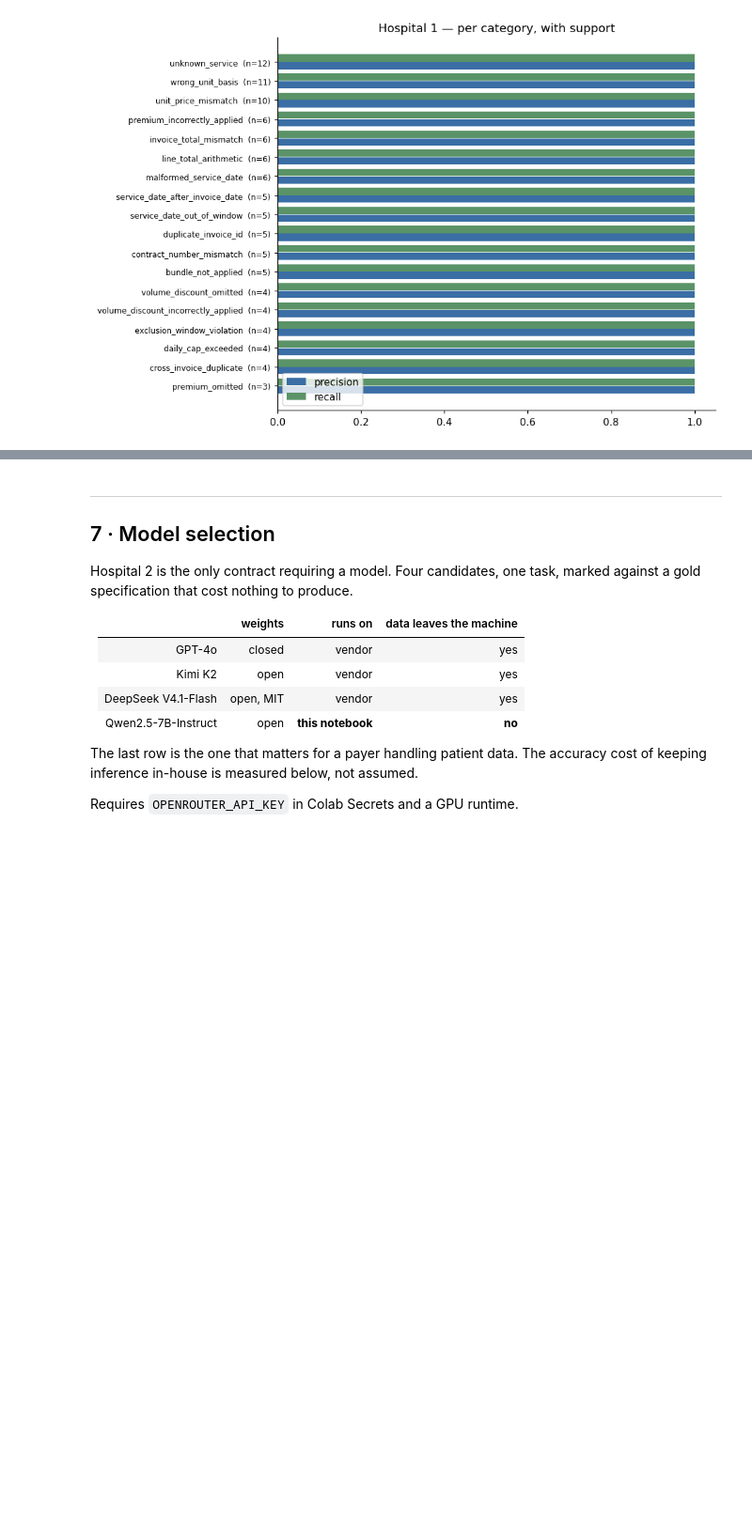
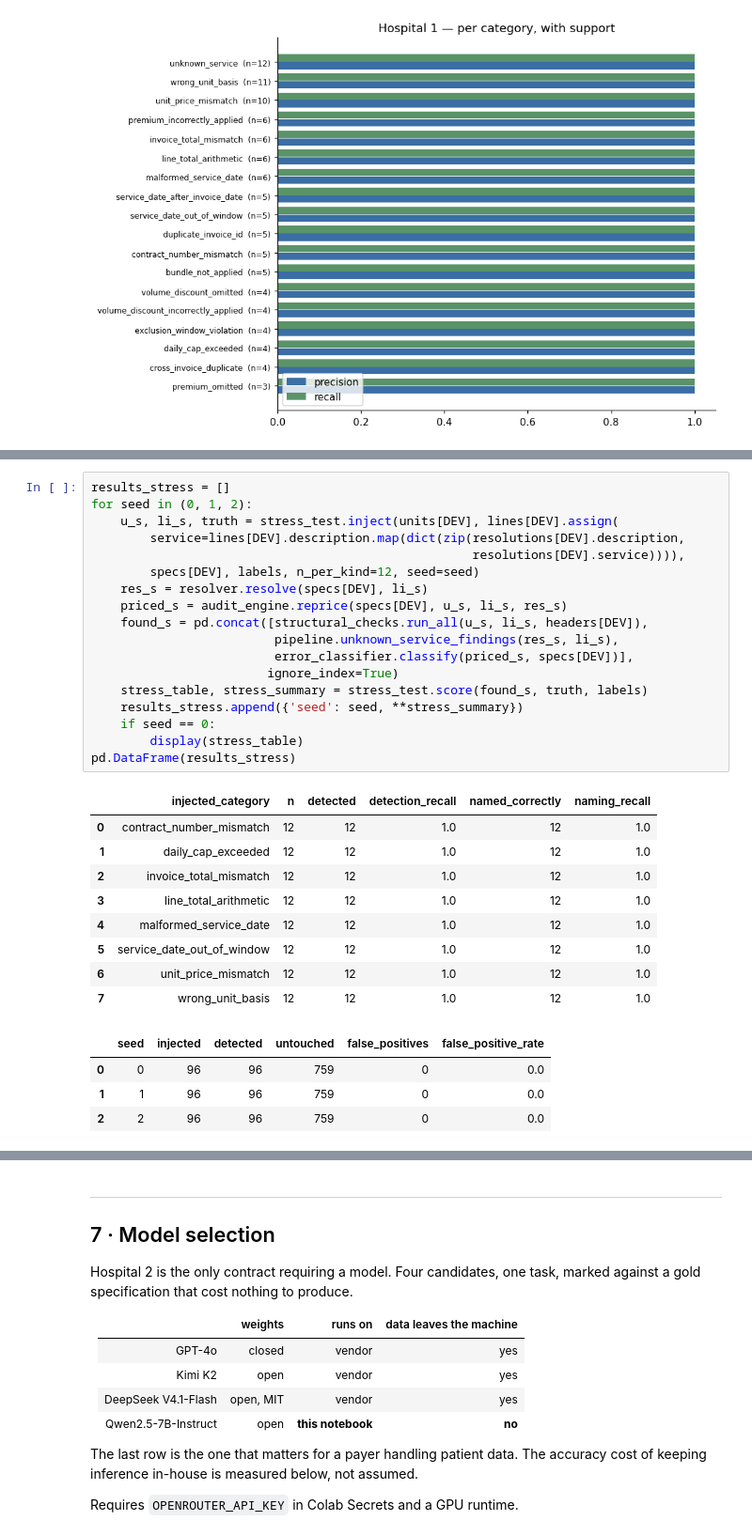
Before and after one commit to nxull9/invoice-audit, a Jupyter notebook: notebooks/invoice_audit.ipynb, the cells around one changed output, grey strips where cells are left out. Shown at 94% size. Cells and saved outputs as stored; diff of their text form; blank space fills up the shorter version.

```diff
--- a/notebooks/invoice_audit.ipynb
+++ b/notebooks/invoice_audit.ipynb
@@ -918,0 +932,32 @@ plt.tight_layout(); plt.show()
+# %%
+results_stress = []
+for seed in (0, 1, 2):
+    u_s, li_s, truth = stress_test.inject(units[DEV], lines[DEV].assign(
+        service=lines[DEV].description.map(dict(zip(resolutions[DEV].description,
+                                                    resolutions[DEV].service)))),
+        specs[DEV], labels, n_per_kind=12, seed=seed)
+    res_s = resolver.resolve(specs[DEV], li_s)
+    priced_s = audit_engine.reprice(specs[DEV], u_s, li_s, res_s)
+    found_s = pd.concat([structural_checks.run_all(u_s, li_s, headers[DEV]),
+                         pipeline.unknown_service_findings(res_s, li_s),
+                         error_classifier.classify(priced_s, specs[DEV])],
+                        ignore_index=True)
+    stress_table, stress_summary = stress_test.score(found_s, truth, labels)
+    results_stress.append({'seed': seed, **stress_summary})
+    if seed == 0:
+        display(stress_table)
+pd.DataFrame(results_stress)
+# %% [output]
+|  | injected_category | n | detected | detection_recall | named_correctly | naming_recall |
+| 0 | contract_number_mismatch | 12 | 12 | 1.0 | 12 | 1.0 |
+| 1 | daily_cap_exceeded | 12 | 12 | 1.0 | 12 | 1.0 |
+| 2 | invoice_total_mismatch | 12 | 12 | 1.0 | 12 | 1.0 |
+| 3 | line_total_arithmetic | 12 | 12 | 1.0 | 12 | 1.0 |
+| 4 | malformed_service_date | 12 | 12 | 1.0 | 12 | 1.0 |
+| 5 | service_date_out_of_window | 12 | 12 | 1.0 | 12 | 1.0 |
+| 6 | unit_price_mismatch | 12 | 12 | 1.0 | 12 | 1.0 |
+| 7 | wrong_unit_basis | 12 | 12 | 1.0 | 12 | 1.0 |
+|  | seed | injected | detected | untouched | false_positives | false_positive_rate |
+| 0 | 0 | 96 | 96 | 759 | 0 | 0.0 |
+| 1 | 1 | 96 | 96 | 759 | 0 | 0.0 |
+| 2 | 2 | 96 | 96 | 759 | 0 | 0.0 |
```
Also changed, not shown: parts of 6 cells of this notebook, 1 other file.
